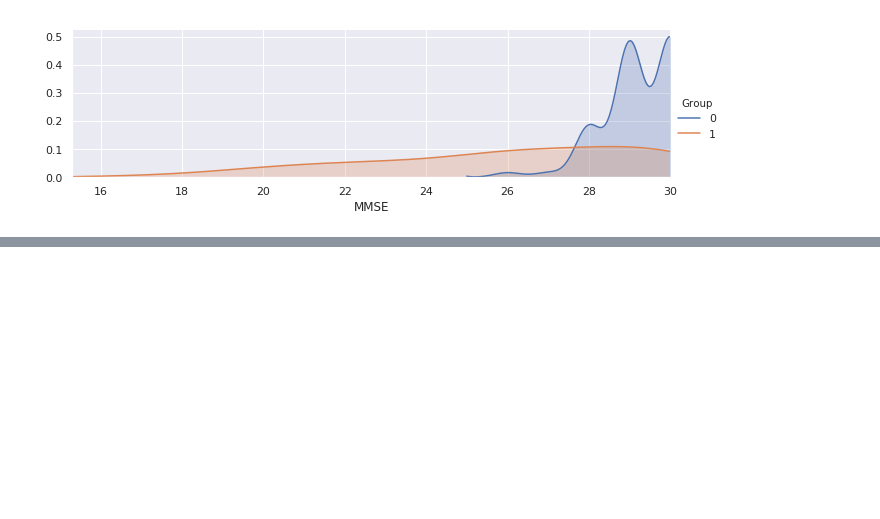
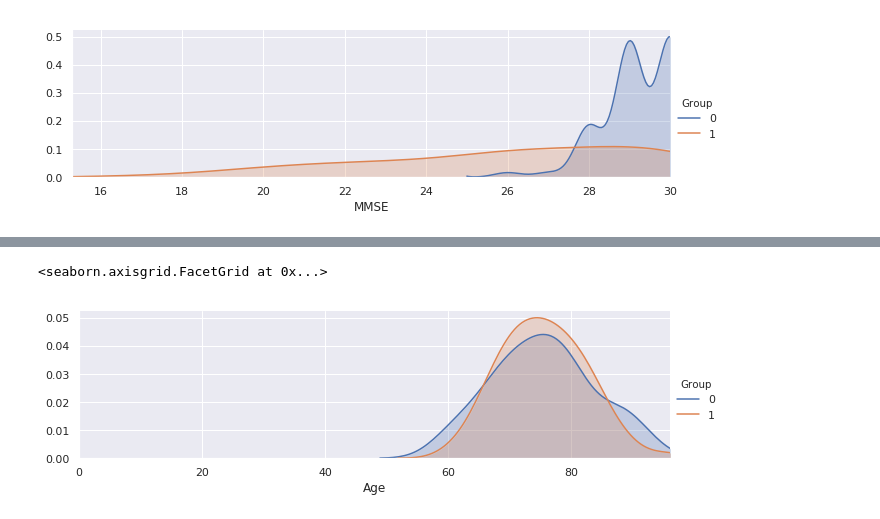
Before and after one commit to abh0798/ML-Project, a Jupyter notebook: Untitled0.ipynb, the cells around one changed output, grey strips where cells are left out. Drawn from its saved outputs; the diff is of its cells as text; code cells hidden in the pictures; blank space fills up the shorter version.

```diff
--- a/Untitled0.ipynb
+++ b/Untitled0.ipynb
@@ -119,0 +152,8 @@ plt.xlim(15.30)
+# %%
+facet= sns.FacetGrid(df,hue="Group", aspect=3)
+facet.map(sns.kdeplot,'Age',shade= True)
+facet.set(xlim=(0, df['Age'].max()))
+facet.add_legend()
+# %% [output]
+<seaborn.axisgrid.FacetGrid at 0x...>
+[figure, added]
```
Also changed, not shown: parts of 7 cells of this notebook.
